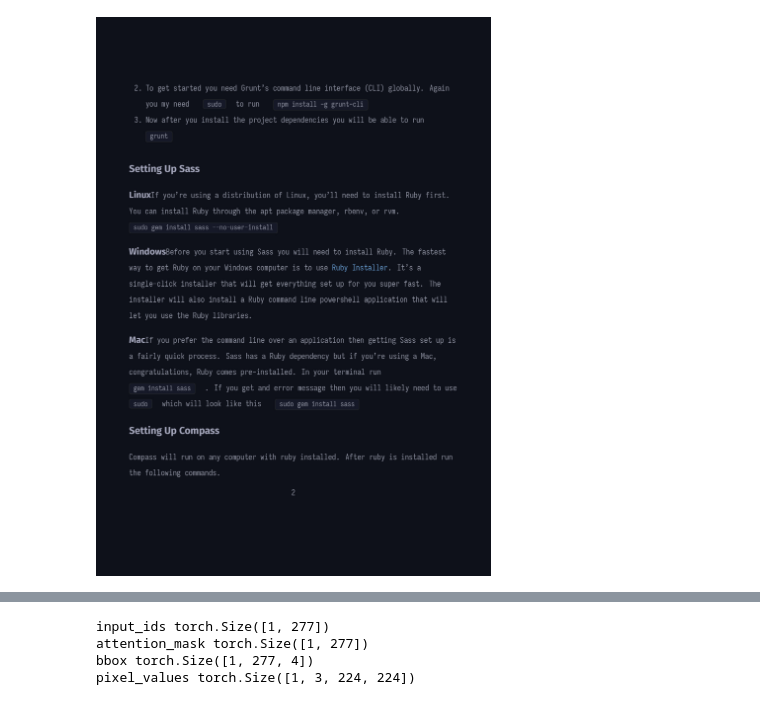
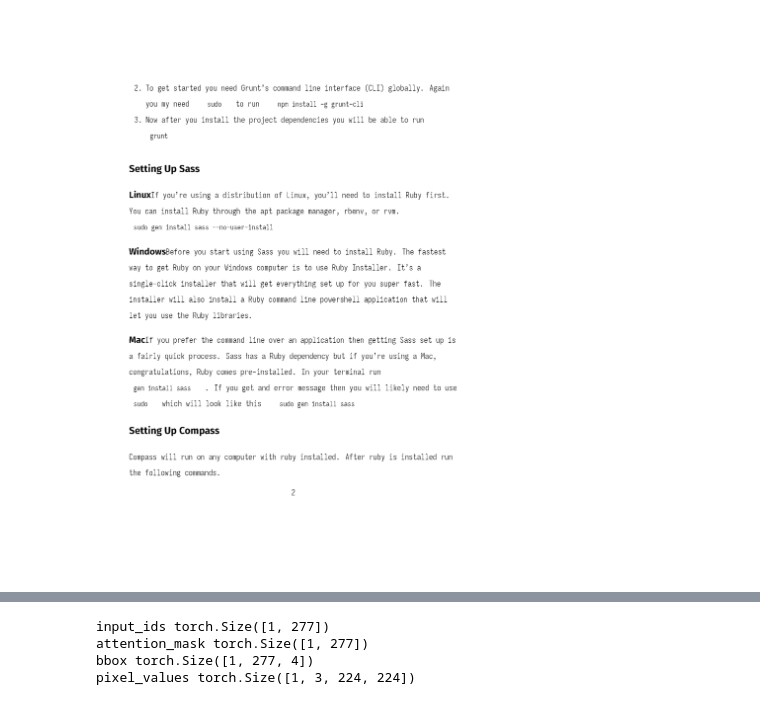
Before and after one commit to md-scanner/md-scanner, a Jupyter notebook: layoutlmv3/main.ipynb, the cells around one changed output, grey strips where cells are left out. Cells and saved outputs as stored; diff of their text form; code cells hidden in the pictures.

```diff
--- a/layoutlmv3/main.ipynb
+++ b/layoutlmv3/main.ipynb
@@ -23,11 +11,18 @@ To disable this warning, you can either:
 mv: cannot stat 'layoutlmv3-base-finetuned-publaynet/model_final.pth': No such file or directory
-# %%
-from PIL import Image
-
-img = Image.open("./test.jpg")
-img
-# %% [output]
-[figure, removed]
+# %%
+from PIL import Image
+from PIL import ImageOps
+import cv2 as cv
+
+img_data = cv.imread('./test.jpg', cv.IMREAD_GRAYSCALE)
+assert img_data is not None, "file could not be read, check with os.path.exists()"
+
+ret, img_data = cv.threshold(img_data, 127, 255, cv.THRESH_BINARY)
+img_data = 255 - img_data
+img = Image.fromarray(img_data)
+img
+# %% [output]
+[figure, added]
 # %%
 import pytesseract as ts
 import pandas as pd
```
Also changed, not shown: parts of 6 cells of this notebook.
